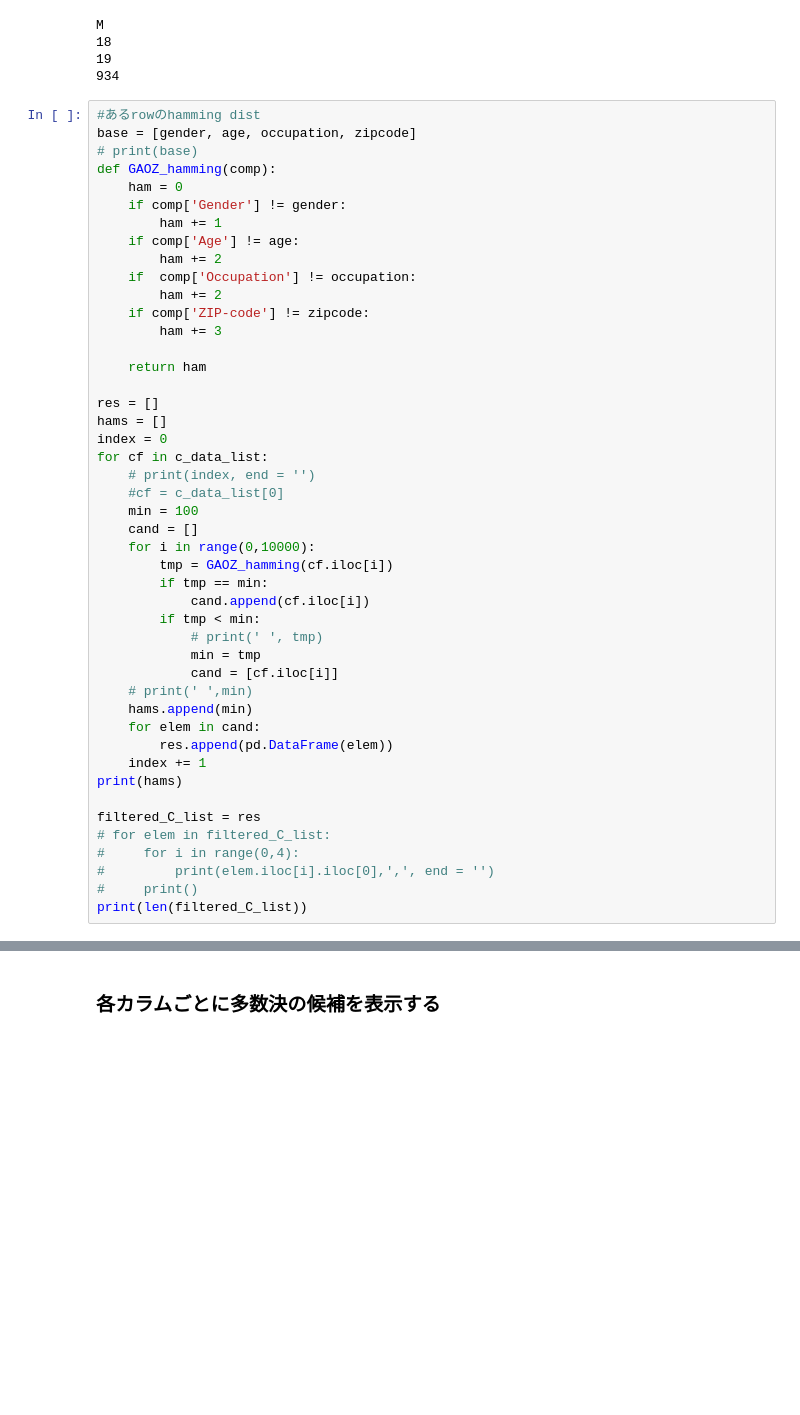
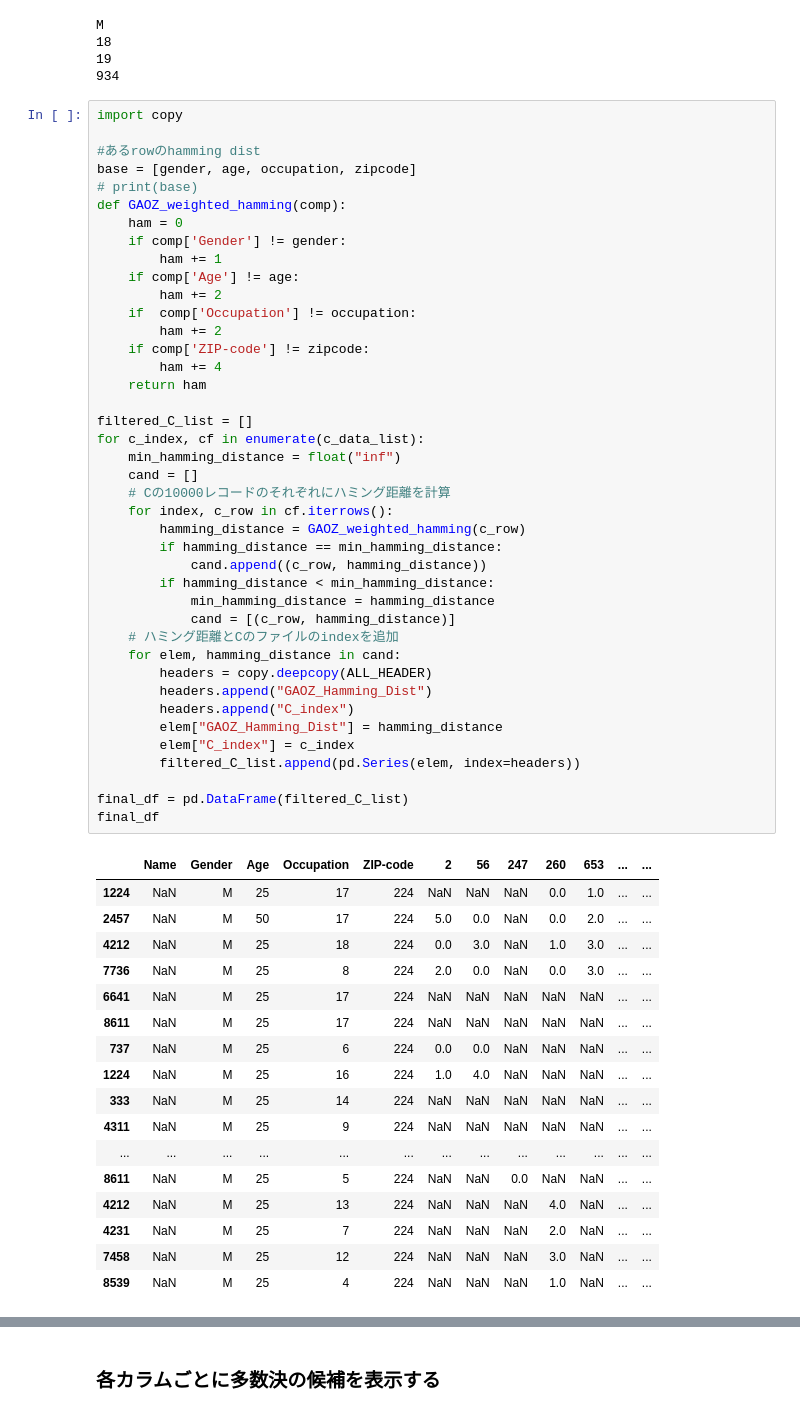
Before and after one commit to dorakemon/pws2024_attack, a Jupyter notebook: notebooks/attack_04_election_gotoh.ipynb, the cells around one changed output, grey strips where cells are left out. Drawn from its saved outputs; the diff is of its cells as text; blank space fills up the shorter version.

```diff
--- a/notebooks/attack_04_election_gotoh.ipynb
+++ b/notebooks/attack_04_election_gotoh.ipynb
@@ -132,49 +153,61 @@ M
 19
 934
 # %%
+import copy
+
 #あるrowのhamming dist
 base = [gender, age, occupation, zipcode]
 # print(base)
-def GAOZ_hamming(comp):
+def GAOZ_weighted_hamming(comp):
     ham = 0
     if comp['Gender'] != gender:
         ham += 1
     if comp['Age'] != age:
         ham += 2
     if  comp['Occupation'] != occupation:
         ham += 2
     if comp['ZIP-code'] != zipcode:
-        ham += 3
-
+        ham += 4
     return ham
 
-res = []
-hams = []
-index = 0
-for cf in c_data_list:
-    # print(index, end = '')
-    #cf = c_data_list[0]
-    min = 100
+filtered_C_list = []
+for c_index, cf in enumerate(c_data_list):
+    min_hamming_distance = float("inf")
     cand = []
-    for i in range(0,10000):
-        tmp = GAOZ_hamming(cf.iloc[i])
-        if tmp == min:
-            cand.append(cf.iloc[i])
-        if tmp < min:
-            # print(' ', tmp)
-            min = tmp
-            cand = [cf.iloc[i]]
-    # print(' ',min)
-    hams.append(min)
-    for elem in cand:
-        res.append(pd.DataFrame(elem))
-    index += 1
-print(hams)
+    # Cの10000レコードのそれぞれにハミング距離を計算
+    for index, c_row in cf.iterrows():
+        hamming_distance = GAOZ_weighted_hamming(c_row)
+        if hamming_distance == min_hamming_distance:
+            cand.append((c_row, hamming_distance))
+        if hamming_distance < min_hamming_distance:
+            min_hamming_distance = hamming_distance
+            cand = [(c_row, hamming_distance)]
+    # ハミング距離とCのファイルのindexを追加
+    for elem, hamming_distance in cand:
+        headers = copy.deepcopy(ALL_HEADER)
+        headers.append("GAOZ_Hamming_Dist")
+        headers.append("C_index")
+        elem["GAOZ_Hamming_Dist"] = hamming_distance
+        elem["C_index"] = c_index
+        filtered_C_list.append(pd.Series(elem, index=headers))
 
-filtered_C_list = res
-# for elem in filtered_C_list:
-#     for i in range(0,4):
-#         print(elem.iloc[i].iloc[0],',', end = '')
-#     print()
-print(len(filtered_C_list))
+final_df = pd.DataFrame(filtered_C_list)
+final_df
 # %% [output]
+|  | Name | Gender | Age | Occupation | ZIP-code | 2 | 56 | 247 | 260 | 653 | ... | ... |
+| 1224 | NaN | M | 25 | 17 | 224 | NaN | NaN | NaN | 0.0 | 1.0 | ... | ... |
+| 2457 | NaN | M | 50 | 17 | 224 | 5.0 | 0.0 | NaN | 0.0 | 2.0 | ... | ... |
+| 4212 | NaN | M | 25 | 18 | 224 | 0.0 | 3.0 | NaN | 1.0 | 3.0 | ... | ... |
+| 7736 | NaN | M | 25 | 8 | 224 | 2.0 | 0.0 | NaN | 0.0 | 3.0 | ... | ... |
+| 6641 | NaN | M | 25 | 17 | 224 | NaN | NaN | NaN | NaN | NaN | ... | ... |
+| 8611 | NaN | M | 25 | 17 | 224 | NaN | NaN | NaN | NaN | NaN | ... | ... |
+| 737 | NaN | M | 25 | 6 | 224 | 0.0 | 0.0 | NaN | NaN | NaN | ... | ... |
+| 1224 | NaN | M | 25 | 16 | 224 | 1.0 | 4.0 | NaN | NaN | NaN | ... | ... |
+| 333 | NaN | M | 25 | 14 | 224 | NaN | NaN | NaN | NaN | NaN | ... | ... |
+| 4311 | NaN | M | 25 | 9 | 224 | NaN | NaN | NaN | NaN | NaN | ... | ... |
+| ... | ... | ... | ... | ... | ... | ... | ... | ... | ... | ... | ... | ... |
+| 8611 | NaN | M | 25 | 5 | 224 | NaN | NaN | 0.0 | NaN | NaN | ... | ... |
+| 4212 | NaN | M | 25 | 13 | 224 | NaN | NaN | NaN | 4.0 | NaN | ... | ... |
+| 4231 | NaN | M | 25 | 7 | 224 | NaN | NaN | NaN | 2.0 | NaN | ... | ... |
+| 7458 | NaN | M | 25 | 12 | 224 | NaN | NaN | NaN | 3.0 | NaN | ... | ... |
+| 8539 | NaN | M | 25 | 4 | 224 | NaN | NaN | NaN | 1.0 | NaN | ... | ... |
```
Also changed, not shown: parts of 9 cells of this notebook.
